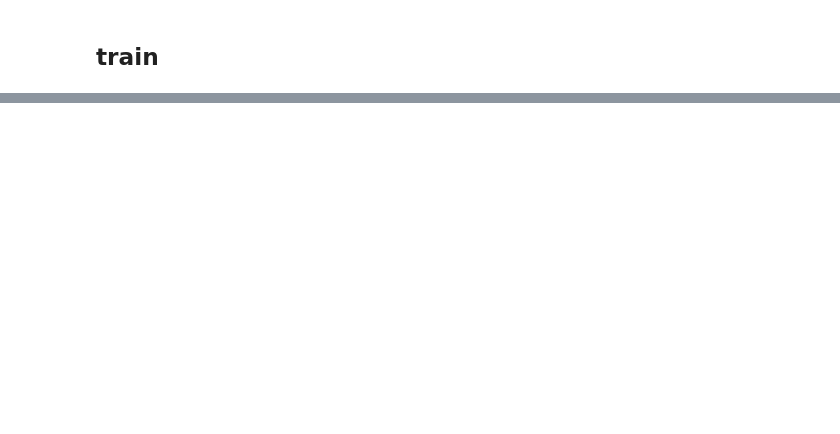
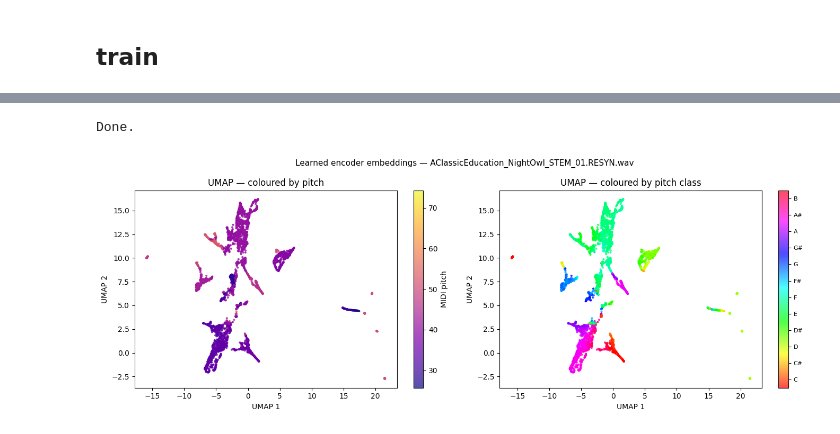
Before and after one commit to smilo7/Equivariant-SSL-Tutorial, a Jupyter notebook: tutorial_notebook.ipynb, the cells around one changed output, grey strips where cells are left out. Saved outputs shown, nothing was run; the diff lists cells and outputs as text; code cells hidden in the pictures; blank space fills up the shorter version.

```diff
--- a/tutorial_notebook.ipynb
+++ b/tutorial_notebook.ipynb
@@ -1297,0 +1346,78 @@ INFO: Estimated shift: 14.000 (std = 15.625)
+# %%
+# Embedding Visualisation
+# Extracts pre-softmax embeddings from the encoder's penultimate layer,
+# reduces to 2D with UMAP (falls back to t-SNE if umap not installed),
+# and colours points by predicted MIDI pitch.
+
+# ── 1. Extract embeddings (pre-softmax, post-flatten) ────────────────────────
+embeddings_list = []
+
+def hook_fn(module, input, output):
+    embeddings_list.append(input[0].detach().cpu())  # input to final_norm = pre-softmax logits
+
+hook = model.encoder.final_norm.register_forward_hook(hook_fn)
+
+with torch.no_grad():
+    for start in range(0, len(hcqt), BATCH):
+        batch = torch.view_as_complex(hcqt[start:start+BATCH].float())
+        batch = log_mag(batch)
+        x, _, _ = pitcher(batch)
+        model.encoder(x)
+
+hook.remove()
+
+embeddings = torch.cat(embeddings_list).numpy()   # (T, output_dim)
+print(f"Embeddings shape: {embeddings.shape}")
+
+# ── 2. Dimensionality reduction ───────────────────────────────────────────────
+# Subsample for speed if the audio is long
+MAX_POINTS = 5000
+if len(embeddings) > MAX_POINTS:
+    idx = np.random.choice(len(embeddings), MAX_POINTS, replace=False)
+    idx.sort()
+    emb_sample   = embeddings[idx]
+    pitch_sample = pitches[idx]
+else:
+    emb_sample   = embeddings
+    pitch_sample = pitches
+
+try:
+    import umap
+    reducer = umap.UMAP(n_components=2, random_state=42)
+    method_name = "UMAP"
+except ImportError:
+    from sklearn.manifold import TSNE
+    reducer = TSNE(n_components=2, random_state=42, perplexity=30)
+    method_name = "t-SNE"
+
+print(f"Running {method_name} on {len(emb_sample)} points...")
+emb_2d = reducer.fit_transform(emb_sample)
+print("Done.")
+
+# ── 3. Plot ───────────────────────────────────────────────────────────────────
+fig, axes = plt.subplots(1, 2, figsize=(14, 5))
+
+# Panel 1: coloured by MIDI pitch
+sc = axes[0].scatter(emb_2d[:, 0], emb_2d[:, 1],
+                     c=pitch_sample, cmap="plasma", s=4, alpha=0.7)
+plt.colorbar(sc, ax=axes[0], label="MIDI pitch")
+axes[0].set_title(f"{method_name} — coloured by pitch")
+axes[0].set_xlabel(f"{method_name} 1")
+axes[0].set_ylabel(f"{method_name} 2")
+
+# Panel 2: coloured by pitch class (chroma) — reveals octave structure
+notes = ["C","C#","D","D#","E","F","F#","G","G#","A","A#","B"]
+pitch_class = pitch_sample % 12
+sc2 = axes[1].scatter(emb_2d[:, 0], emb_2d[:, 1],
+                      c=pitch_class, cmap="hsv", vmin=0, vmax=12, s=4, alpha=0.7)
+cbar = plt.colorbar(sc2, ax=axes[1], ticks=np.arange(0.5, 12))
+cbar.ax.set_yticklabels(notes, fontsize=8)
+axes[1].set_title(f"{method_name} — coloured by pitch class")
+axes[1].set_xlabel(f"{method_name} 1")
+axes[1].set_ylabel(f"{method_name} 2")
+
+plt.suptitle(f"Learned encoder embeddings — {audio_path.split('/')[-1]}", fontsize=11)
+plt.tight_layout()
+plt.savefig("embeddings.png", dpi=150, bbox_inches="tight")
+plt.show()
+# %% [output]
@@ -1297,0 +1426,2 @@ INFO: Estimated shift: 14.000 (std = 15.625)
+Done.
+[figure, added]
```
Also changed, not shown: parts of 25 cells of this notebook.
